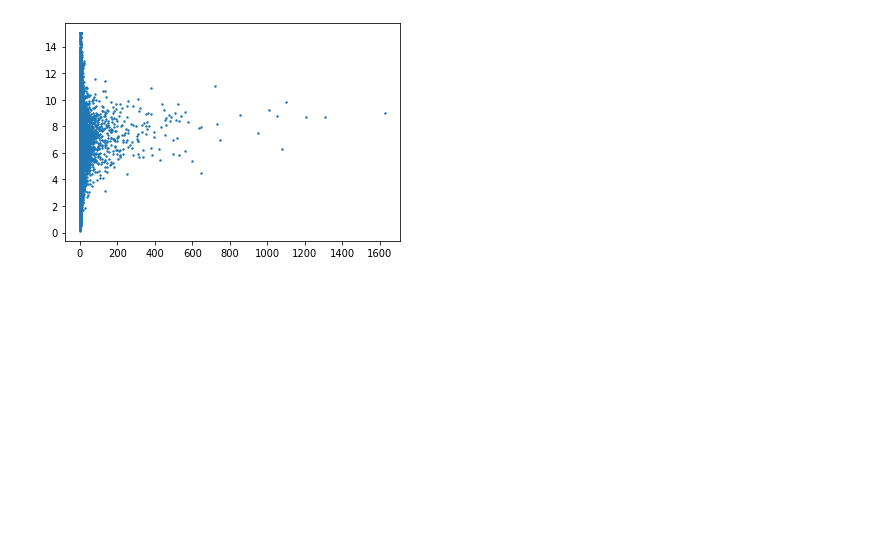
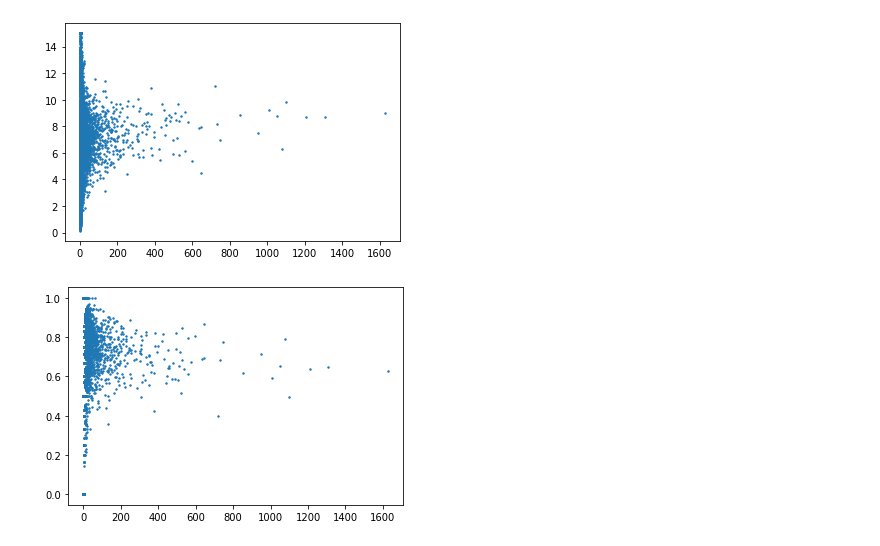
Before and after one commit to elfudge35/Capstone1, a Jupyter notebook: Capston1Temp.ipynb, the cells around one changed output. Saved outputs shown, nothing was run; the diff lists cells and outputs as text; code cells hidden in the pictures; blank space fills up the shorter version.

```diff
--- a/Capston1Temp.ipynb
+++ b/Capston1Temp.ipynb
@@ -29,5 +31,7 @@ OpponentID       591875 non-null object
 # %%
-refdf = df[['Referee', 'EventID', 'Event', 'IDMerge', 'Date', 'Round', 'Time', 'MethodClean', 'TotalTime']].dropna().drop_duplicates()
+refdf = df[['Referee', 'EventID', 'Event', 'IDMerge', 'Date', 'Round', 'Time', 'MethodClean', 'TotalTime', 'Stoppage', 'Decision']].dropna().drop_duplicates()
+#refdf['Stoppage'] = [1 if x in ['KO', 'Submission'] else 0 for x in refdf['MethodClean']]
+#refdf['Decision'] = [1 if x =='Decision' else 0 for x in refdf['MethodClean']]
 print(refdf.head())
 # %% [output]
              Referee                                   EventID  \
@@ -53,5 +57,7 @@ print(refdf.head())
 # %%
-ref_summary = pd.pivot_table(refdf, index="Referee", values="TotalTime", aggfunc=[len, np.mean])
-ref_summary.columns = ('Fights', 'AvgTime')
+ref_summary = pd.pivot_table(refdf, index='Referee', values=['TotalTime', 'Stoppage', 'Decision'], aggfunc=[len, np.mean, np.sum])
+ref_summary = ref_summary.loc[:, [('len', 'Decision'), ('sum','Stoppage'), ('sum','Decision'), ('mean','TotalTime')]]
+ref_summary.columns = ('Fights', 'Stoppages', 'Decisions', 'AvgTime')
+ref_summary['StoppageRate'] = ref_summary['Stoppages'] / ref_summary['Fights']
 print(ref_summary.head())
 # %% [output]
@@ -112,5 +113,8 @@ plt.show()
 # %%
 plt.scatter(ref_summary['Fights'], ref_summary['AvgTime'], s=2)
 plt.show()
+plt.scatter(ref_summary['Fights'], ref_summary['StoppageRate'], s=2)
+plt.show()
 # %% [output]
 [figure]
+[figure, added]
```
Also changed, not shown: parts of 6 cells of this notebook.
